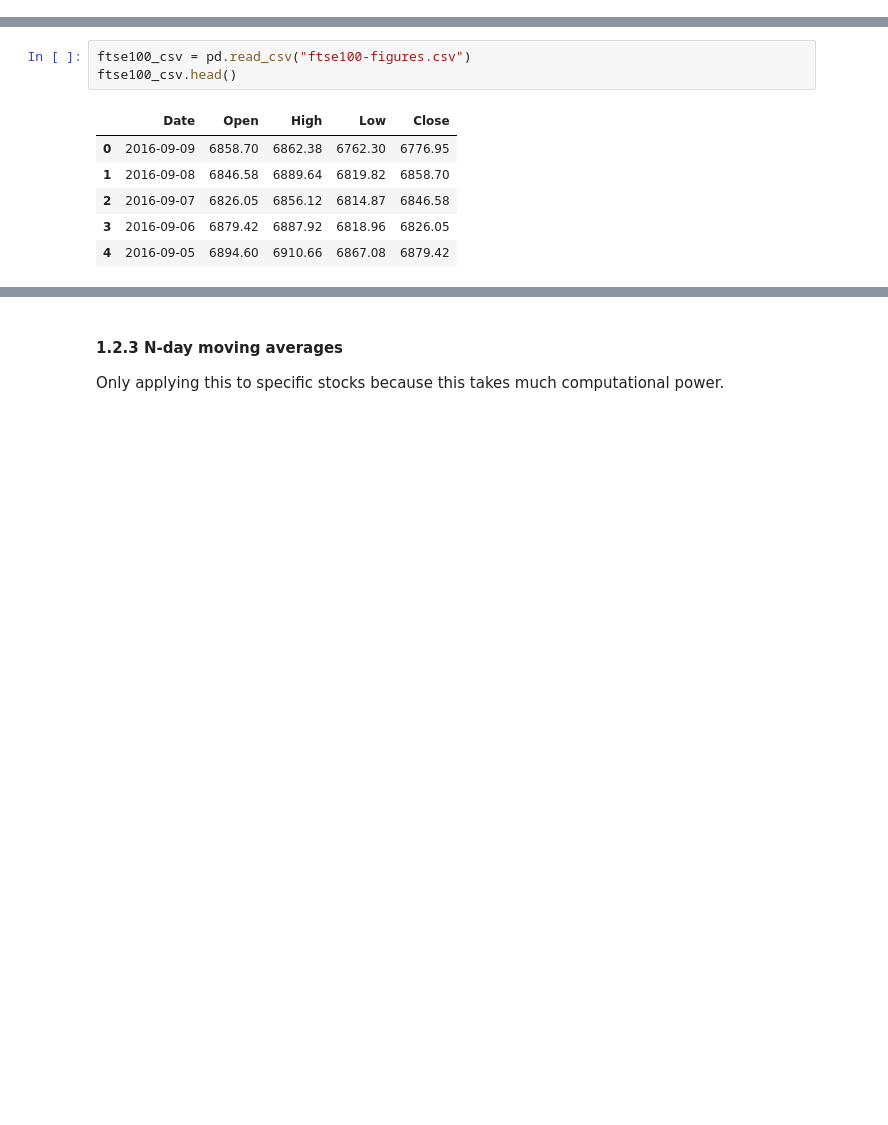
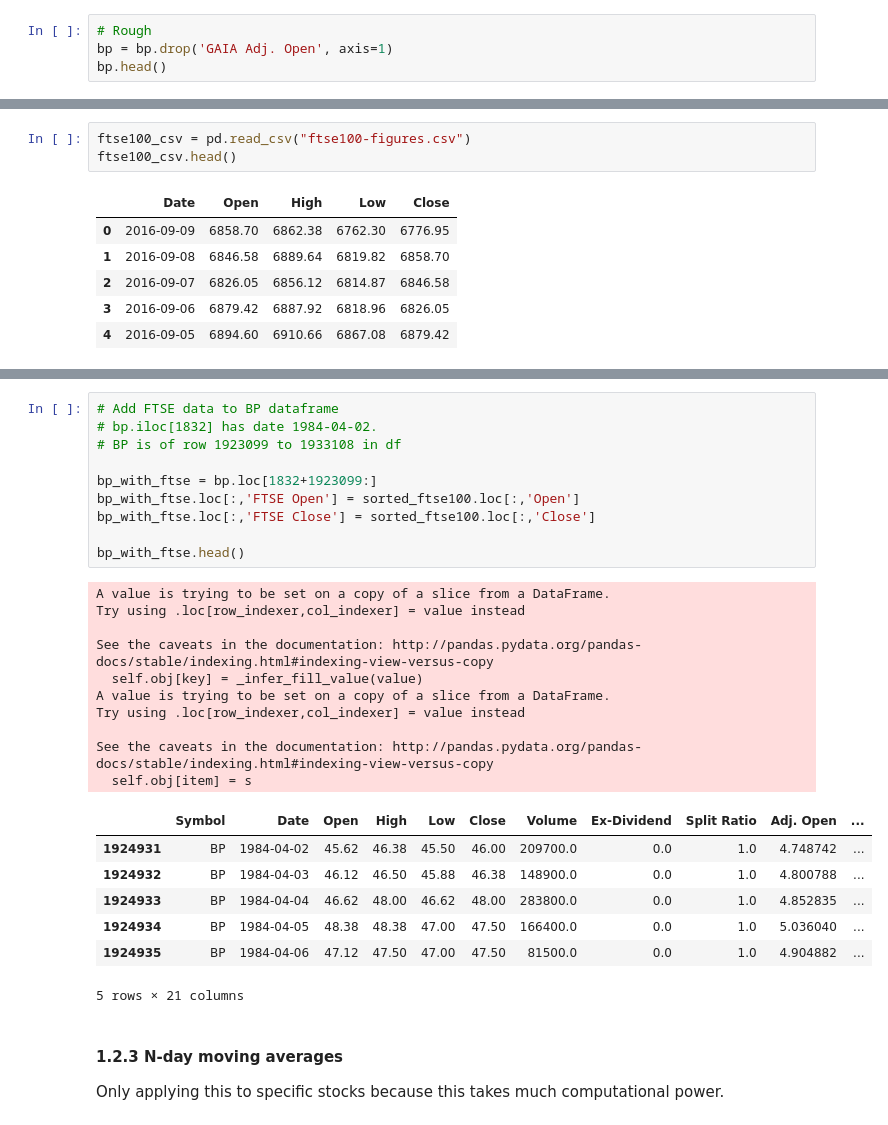
Before and after one commit to jessicayung/machine-learning-nd, a Jupyter notebook: p5-capstone/III. Methodology - Code.ipynb, the cells around one changed output, grey strips where cells are left out. Saved outputs shown, nothing was run; the diff lists cells and outputs as text; blank space fills up the shorter version.

```diff
--- a/p5-capstone/III. Methodology - Code.ipynb
+++ b/p5-capstone/III. Methodology - Code.ipynb
@@ -104,0 +137,4 @@ Zoltav Resources Inc: ZOL
+# %%
+# Rough
+bp = bp.drop('GAIA Adj. Open', axis=1)
+bp.head()
@@ -119,3 +253,31 @@ ftse100_csv.head()
+# %%
+# Add FTSE data to BP dataframe
+# bp.iloc[1832] has date 1984-04-02.
+# BP is of row 1923099 to 1933108 in df
+
+bp_with_ftse = bp.loc[1832+1923099:]
+bp_with_ftse.loc[:,'FTSE Open'] = sorted_ftse100.loc[:,'Open']
+bp_with_ftse.loc[:,'FTSE Close'] = sorted_ftse100.loc[:,'Close']
+
+bp_with_ftse.head()
+# %% [output]
+A value is trying to be set on a copy of a slice from a DataFrame.
+Try using .loc[row_indexer,col_indexer] = value instead
+
+See the caveats in the documentation: http://pandas.pydata.org/pandas-docs/stable/indexing.html#indexing-view-versus-copy
+  self.obj[key] = _infer_fill_value(value)
+A value is trying to be set on a copy of a slice from a DataFrame.
+Try using .loc[row_indexer,col_indexer] = value instead
+
+See the caveats in the documentation: http://pandas.pydata.org/pandas-docs/stable/indexing.html#indexing-view-versus-copy
+  self.obj[item] = s
+|  | Symbol | Date | Open | High | Low | Close | Volume | Ex-Dividend | Split Ratio | Adj. Open | ... |
+| 1924931 | BP | 1984-04-02 | 45.62 | 46.38 | 45.50 | 46.00 | 209700.0 | 0.0 | 1.0 | 4.748742 | ... |
+| 1924932 | BP | 1984-04-03 | 46.12 | 46.50 | 45.88 | 46.38 | 148900.0 | 0.0 | 1.0 | 4.800788 | ... |
+| 1924933 | BP | 1984-04-04 | 46.62 | 48.00 | 46.62 | 48.00 | 283800.0 | 0.0 | 1.0 | 4.852835 | ... |
+| 1924934 | BP | 1984-04-05 | 48.38 | 48.38 | 47.00 | 47.50 | 166400.0 | 0.0 | 1.0 | 5.036040 | ... |
+| 1924935 | BP | 1984-04-06 | 47.12 | 47.50 | 47.00 | 47.50 | 81500.0 | 0.0 | 1.0 | 4.904882 | ... |
+5 rows × 21 columns
 # %% [markdown]
 #### 1.2.3 N-day moving averages
 
```
Also changed, not shown: parts of 22 cells of this notebook.
